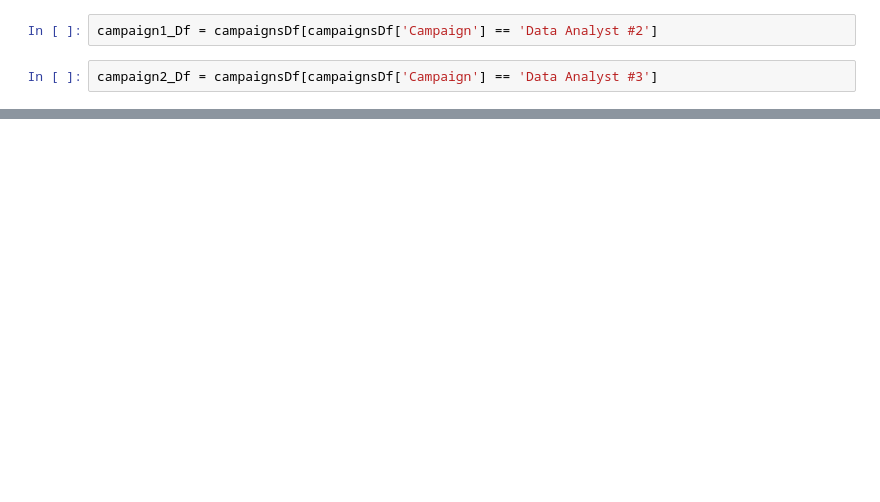
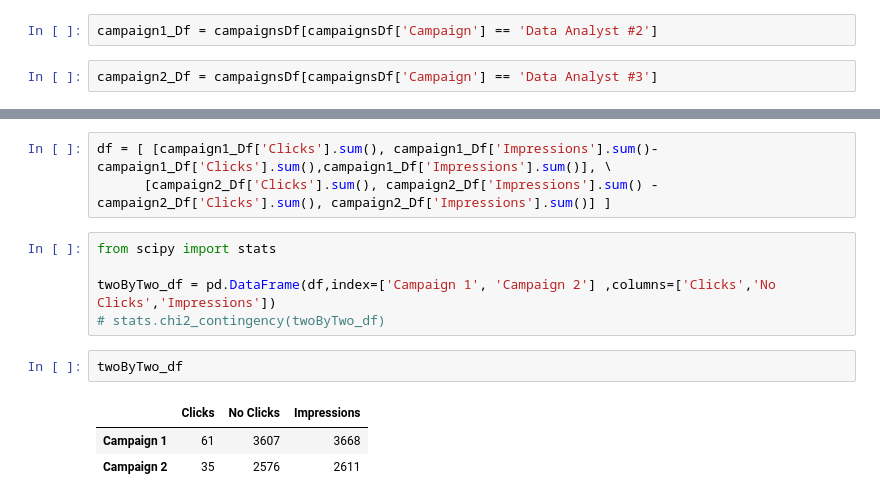
Before and after one commit to CloudChaoszero/Presentations, a Jupyter notebook: PyBayTalks/2019/AB-Testing-Python/Code/ABTesting.ipynb, the cells around one changed output, grey strips where cells are left out. Drawn from its saved outputs; the diff is of its cells as text; blank space fills up the shorter version.

```diff
--- a/PyBayTalks/2019/AB-Testing-Python/Code/ABTesting.ipynb
+++ b/PyBayTalks/2019/AB-Testing-Python/Code/ABTesting.ipynb
@@ -92,0 +204,14 @@ where $s_p = \sqrt{ \tfrac{(n_1 - 1)s_1^2 + (n_2-1) + s_1^2}{n_1 + n_2 - 2} }$
+# %%
+df = [ [campaign1_Df['Clicks'].sum(), campaign1_Df['Impressions'].sum()- campaign1_Df['Clicks'].sum(),campaign1_Df['Impressions'].sum()], \
+      [campaign2_Df['Clicks'].sum(), campaign2_Df['Impressions'].sum() -campaign2_Df['Clicks'].sum(), campaign2_Df['Impressions'].sum()] ]
+# %%
+from scipy import stats
+
+twoByTwo_df = pd.DataFrame(df,index=['Campaign 1', 'Campaign 2'] ,columns=['Clicks','No Clicks','Impressions'])
+# stats.chi2_contingency(twoByTwo_df)
+# %%
+twoByTwo_df
+# %% [output]
+|  | Clicks | No Clicks | Impressions |
+| Campaign 1 | 61 | 3607 | 3668 |
+| Campaign 2 | 35 | 2576 | 2611 |
```
Also changed, not shown: parts of 43 cells of this notebook, 8 other files.
